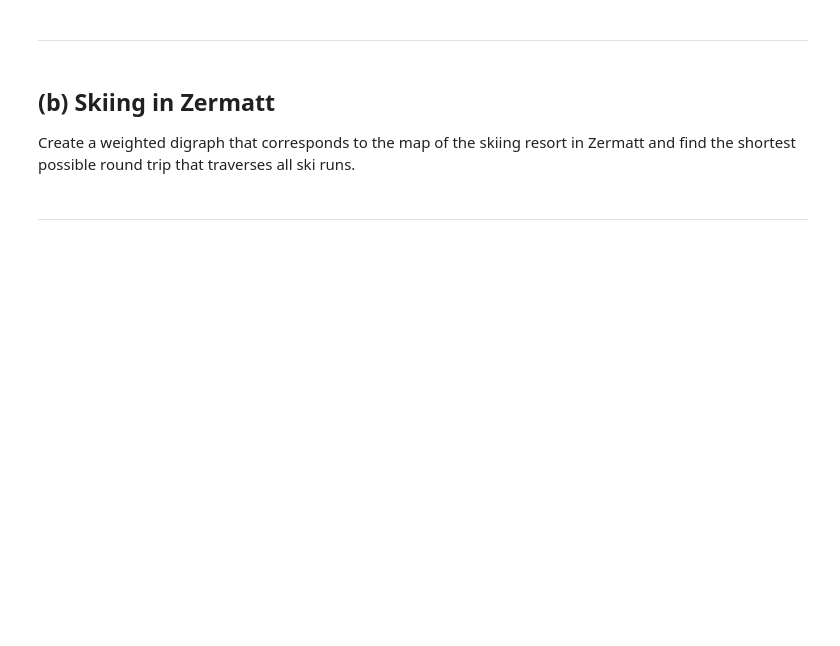
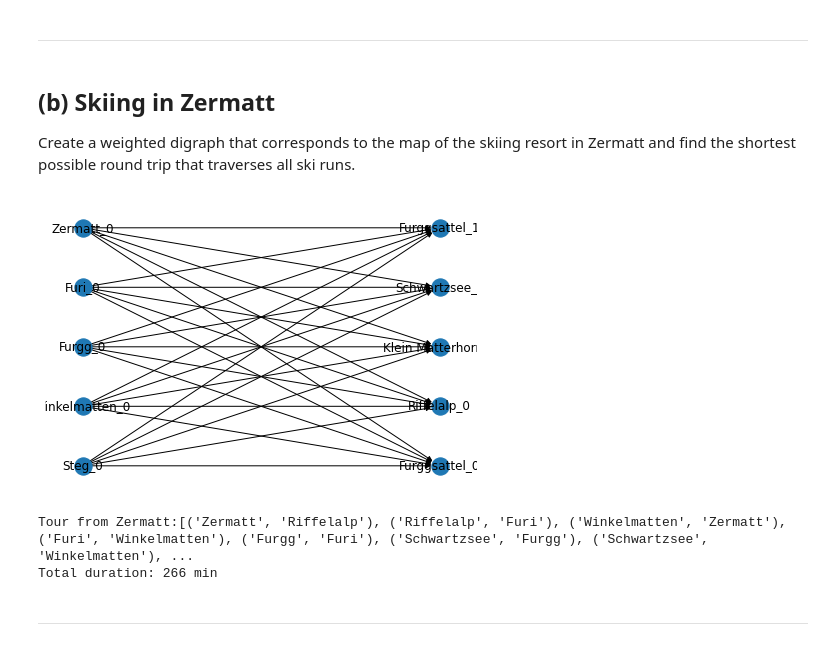
Before and after one commit to Isitar/eth-network-integer-optimization, a Jupyter notebook: chinese_postman_implementation.ipynb, the cells around one changed output. Drawn from its saved outputs; the diff is of its cells as text; code cells hidden in the pictures; blank space fills up the shorter version.

```diff
--- a/chinese_postman_implementation.ipynb
+++ b/chinese_postman_implementation.ipynb
@@ -69,8 +69,17 @@ def chinese_postman_tour(G, U):
     for start in min_matching:
         if (start not in from_nodes):
             continue
-        s = int(start.split('_')[0])
-        end = int(min_matching[start].split('_')[0])
+        s = start.split('_')[0]
+        try:
+            s = int(s)
+        except:
+            s = s
+        end = min_matching[start].split('_')[0]
+
+        try:
+            end = int(end)
+        except:
+            end = end
         u = None
         for p in nx.shortest_path(G, source=s, target=end, weight='weight'):
             if u is None :
@@ -119,3 +126,60 @@ Create a weighted digraph that corresponds to the map of the skiing resort in Ze
+# %%
+# Define the graph\n
+Zermatt = nx.DiGraph()
+Zermatt.add_weighted_edges_from([
+    ('Zermatt', 'Riffelalp', 19),
+    ('Zermatt', 'Winkelmatten', 10),
+    ('Riffelalp', 'Zermatt', 19),
+    ('Riffelalp', 'Furi', 12),
+    ('Winkelmatten', 'Zermatt', 10),
+    ('Winkelmatten', 'Furi', 12),
+    ('Winkelmatten', 'Schwartzsee', 15),
+    ('Furi', 'Steg', 20),
+    ('Furi', 'Winkelmatten', 10),
+    ('Furgg', 'Furi', 5),
+    ('Furgg', 'Steg', 11),
+    ('Furgg', 'Fun Park', 12),
+    ('Schwartzsee', 'Furgg', 5),
+    ('Schwartzsee', 'Winkelmatten', 24),
+    ('Steg', 'Klein Matterhorn', 20),
+    ('Steg', 'Furggsattel', 18),
+    ('Steg', 'Furgg', 7),
+    ('Fun Park', 'Steg', 10),
+    ('Klein Matterhorn', 'Furggsattel', 22),
+    ('Furggsattel', 'Steg', 15),
+    ('Furggsattel', 'Fun Park', 9),
+    ('Furggsattel', 'Schwartzsee', 16)
+])
+ski_runs = [
+    ('Riffelalp', 'Furi'),
+    ('Winkelmatten', 'Zermatt'),
+    ('Furi', 'Winkelmatten'),
+    ('Furgg', 'Furi'),
+    ('Schwartzsee', 'Furgg'),
+    ('Schwartzsee', 'Winkelmatten'),
+    ('Steg', 'Furgg'),
+    ('Fun Park', 'Steg'),
+    ('Klein Matterhorn', 'Furggsattel'),
+    ('Furggsattel', 'Steg'),
+    ('Furggsattel', 'Fun Park'),
+    ('Furggsattel', 'Schwartzsee')
+]
+
+# Find the tour
+tour = chinese_postman_tour(Zermatt, ski_runs)
+
+# Sort such that it starts at Zermatt
+idx = [i for i, v in enumerate(tour) if v[0] == 'Zermatt'][0]
+sorted_tour = tour[idx:] + tour[0:idx]
+
+# Print results
+print(f'Tour from Zermatt:{sorted_tour}')
+weight =sum(Zermatt.edges[e]['weight'] for e in tour)
+print(f'Total duration: {weight} min')
+# %% [output]
+[figure, added]
+Tour from Zermatt:[('Zermatt', 'Riffelalp'), ('Riffelalp', 'Furi'), ('Winkelmatten', 'Zermatt'), ('Furi', 'Winkelmatten'), ('Furgg', 'Furi'), ('Schwartzsee', 'Furgg'), ('Schwartzsee', 'Winkelmatten'), ...
+Total duration: 266 min
 # %% [markdown]
 ---
 # %% [markdown]
```
Also changed, not shown: parts of 1 cell of this notebook, 3 other files.
